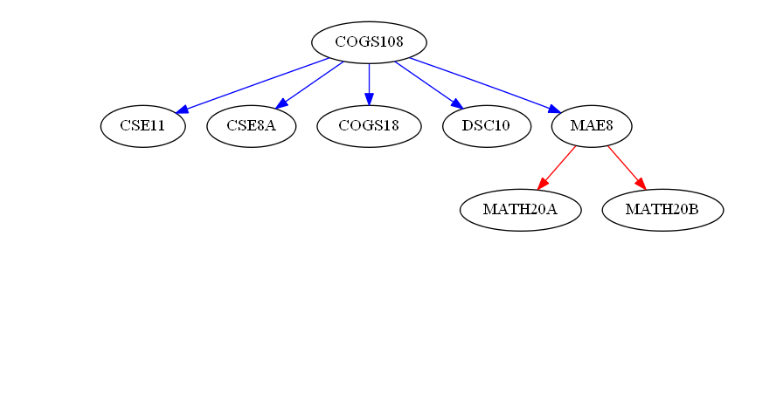
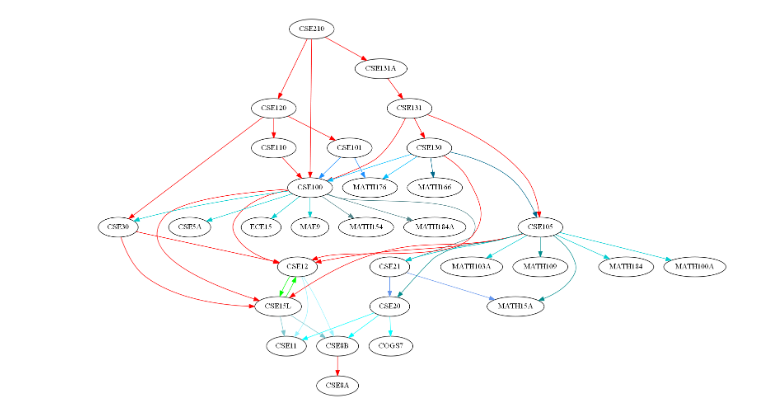
Before and after one commit to Charlychee/COGS18, a Jupyter notebook: Course Prerequisites.ipynb, the cells around one changed output. Cells and saved outputs as stored; diff of their text form; code cells hidden in the pictures; blank space fills up the shorter version.

Commit message:
Overloaded get_prereqs function for user input

```diff
--- a/Course Prerequisites.ipynb
+++ b/Course Prerequisites.ipynb
@@ -24,9 +47,5 @@ Image(graph.create_png())
-# %%
-parent = pydot.Node('COGS108')
-courses.add_course(G, 'COGS18*', parent, 'red')
 # %%
-graph = courses.get_prereqs('COGS108')
+graph = courses.get_prereqs('CSE210')
+Image(graph.create_png())
+# %% [output]
+[figure, added]
-# %%
-Image(graph.create_png())
-# %% [output]
-[figure, removed]
```
Also changed, not shown: parts of 14 cells of this notebook, 3 other files.
